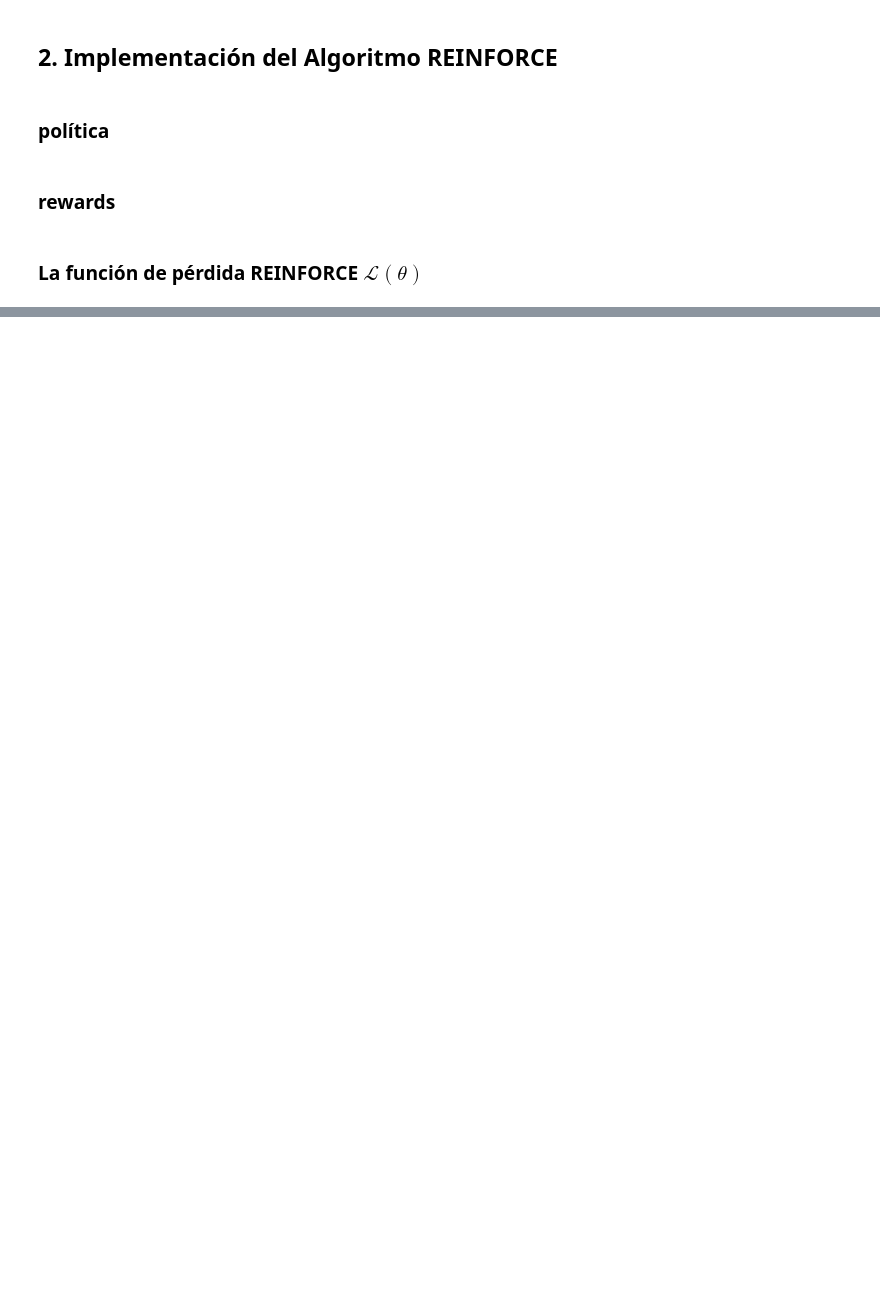
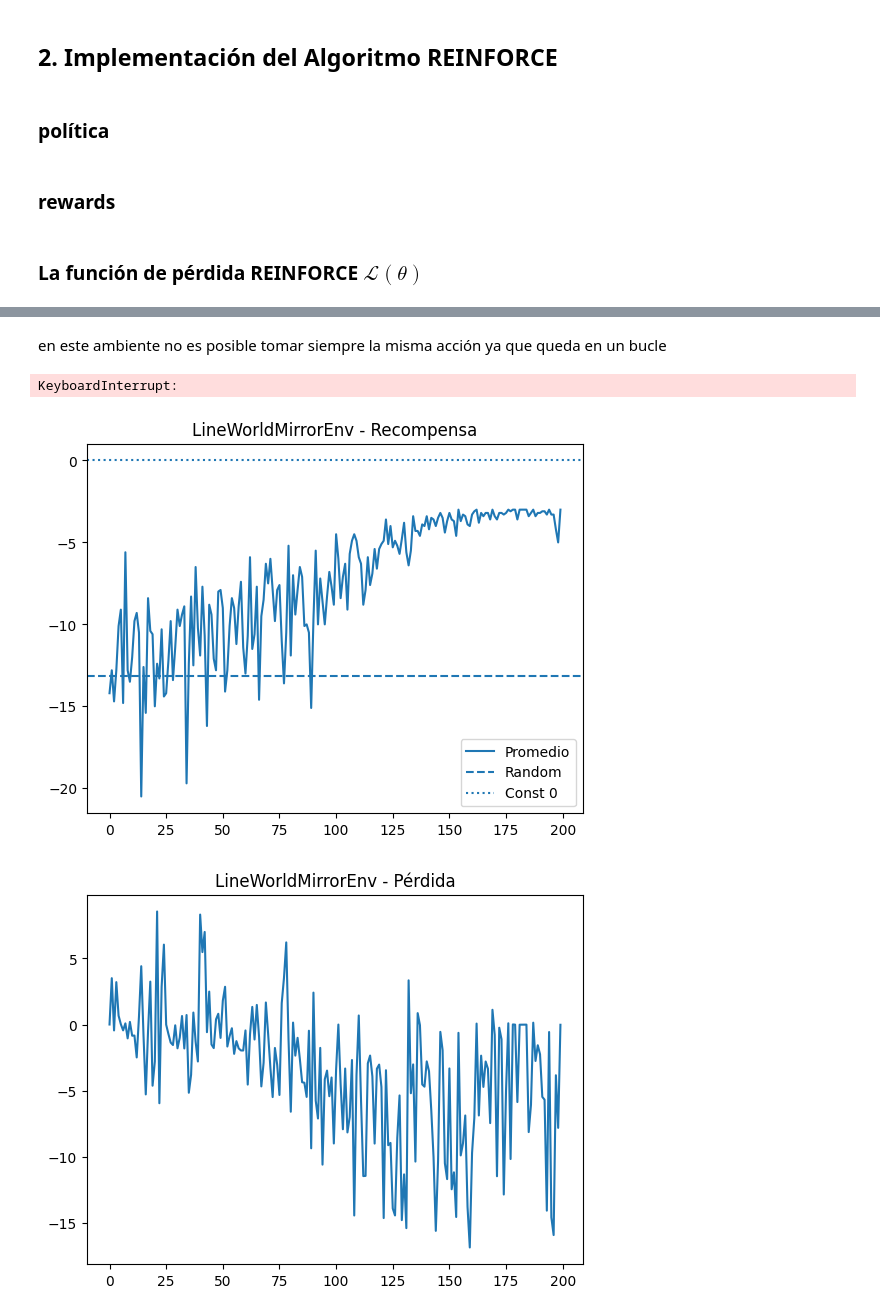
Before and after one commit to NatalyHofkamp/TPS-RL, a Jupyter notebook: tp1/tp1.ipynb, the cells around one changed output, grey strips where cells are left out. Saved outputs shown, nothing was run; the diff lists cells and outputs as text; code cells hidden in the pictures; blank space fills up the shorter version.

```diff
--- a/tp1/tp1.ipynb
+++ b/tp1/tp1.ipynb
@@ -341,0 +550,22 @@ def reinforce(env, policy, optimizer, batch_size=10, gamma=0.99):
+# %%
+# 1) Crear el entorno
+env = LineWorldMirrorEnv()
+
+# 2) Crear la política
+# Input_dim = 1 (porque la observación es un escalar)
+# Output_dim = env.action_space.n (dos acciones posibles)
+policy = Policy(input_dim=1, output_dim=env.action_space.n)
+
+# 3) Crear el optimizador
+optimizer = optim.Adam(policy.parameters(), lr=1e-2)
+
+# 4) Entrenar
+rewards_all, losses_all = train_loop(
+    env=env,
+    policy=policy,
+    optimizer=optimizer,
+    n_batches=200,           # cantidad de batches
+    batch_size=10,           # episodios por batch
+    gamma=0.99,
+    env_name="LineWorldMirrorEnv"
+)
@@ -341,0 +583,13 @@ def reinforce(env, policy, optimizer, batch_size=10, gamma=0.99):
+# %%
+random_ret = evaluate_baseline(env,200)
+# %% [markdown]
+en este ambiente no es posible tomar siempre la misma acción ya que queda en un bucle
+# %%
+const_ret = evaluate_baseline(env,200,0)
+# %% [output]
+KeyboardInterrupt:
+# %%
+plot_curves(rewards_all, losses_all, random_ret,0, "LineWorldMirrorEnv")
+# %% [output]
+[figure, added]
+[figure, added]
```
Also changed, not shown: parts of 33 cells of this notebook, 18 other files.
